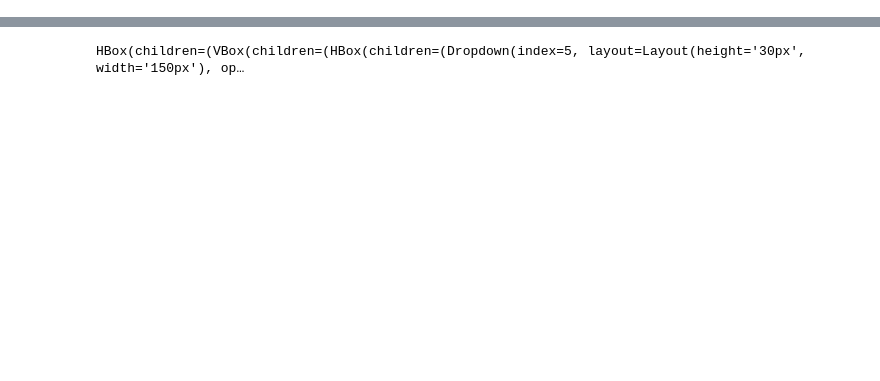
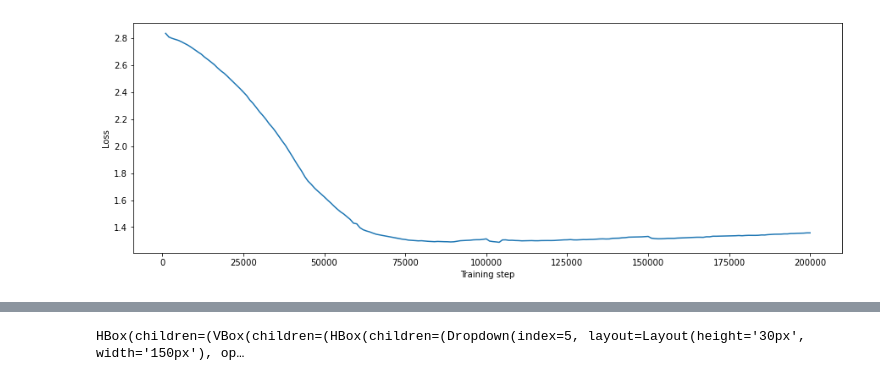
Before and after one commit to rolandbernard/mcts, a Jupyter notebook: docs/DEMO.ipynb, the cells around one changed output, grey strips where cells are left out. Drawn from its saved outputs; the diff is of its cells as text; code cells hidden in the pictures; blank space fills up the shorter version.

```diff
--- a/docs/DEMO.ipynb
+++ b/docs/DEMO.ipynb
@@ -4,0 +40,17 @@ This document explains the implementation of a demo connect 4 environment, and p
+# %%
+import json
+import matplotlib.pyplot as plt
+
+with open('data/loss.json') as file:
+    loss = json.load(file)
+
+data = [(int(s), l) for s, l in loss.items()]
+step = [s for s, _ in data]
+loss = [l for _, l in data]
+plt.figure(figsize=(15, 5))
+plt.xlabel('Training step')
+plt.ylabel('Loss')
+plt.plot(step, loss)
+plt.show()
+# %% [output]
+[figure, added]
```
Also changed, not shown: parts of 7 cells of this notebook, 6 other files.
